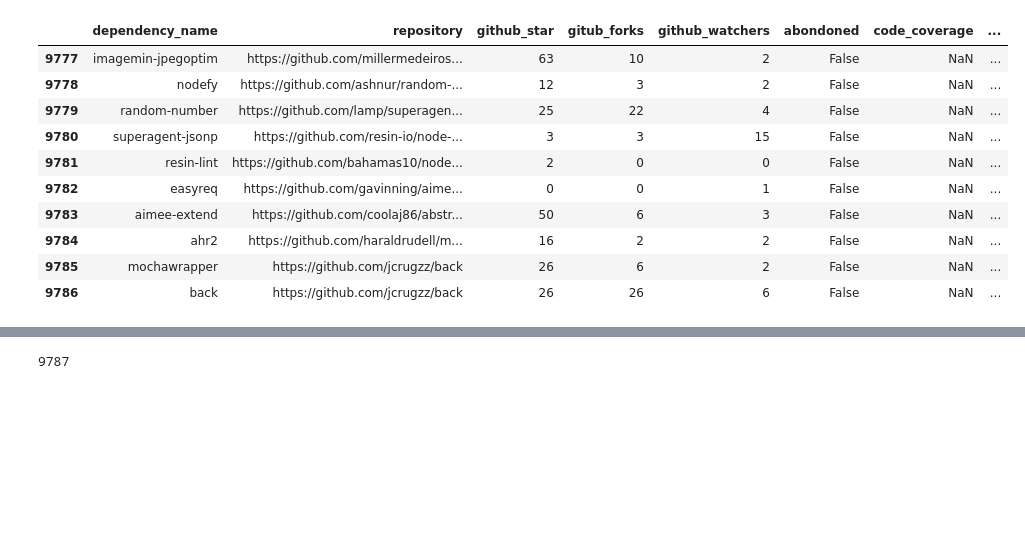
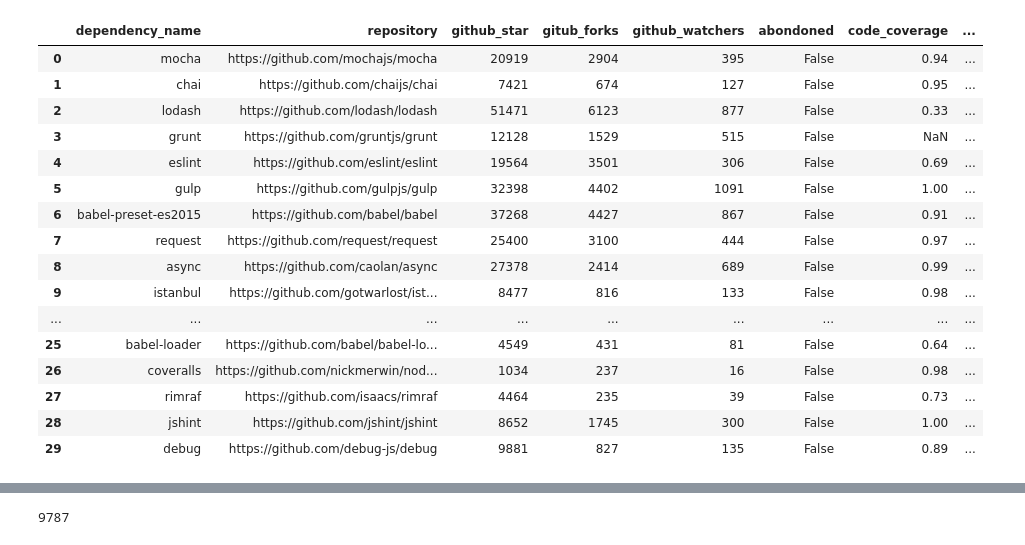
Before and after one commit to malinatrash/Data-Analytics, a Jupyter notebook: Lab1/task.ipynb, the cells around one changed output, grey strips where cells are left out. Saved outputs shown, nothing was run; the diff lists cells and outputs as text; code cells hidden in the pictures; blank space fills up the shorter version.

```diff
--- a/Lab1/task.ipynb
+++ b/Lab1/task.ipynb
@@ -24,36 +36,42 @@ df = pd.read_csv('./npm-github-depencies-raw-data.csv')
 # %%
 df.columns = ['dependency_name', 'repository', 'github_star', 'gitub_forks', 'github_watchers', 'abondoned', 'code_coverage', 'linters', 'dependenats', 'npm_stars', 'maintainers', 'contributors', 'dependenies', 'license', 'total_issues', 'open_issues', 'security_advisories']
-df.tail(10)
+df.head(30)
 
 # dependency_name        название репозитория (Номинальная)
 # repository             ссылка на репозиторий (Номинальная)
 # github_star            количество звезд на Github (Количественная Группируюшая)
 # gitub_forks            количество форков на Github (Количественная отклик)
 # github_watchers        количество watcher на Github (Количественная отклик)
-# abondoned              заброшен (Дихотомическая группирующая)
+# abondoned              заброшен (Дихотомическая)
 # code_coverage          покрытие кода (Ранговая)
 # linters                линтнеры (Ранговая)
 # dependenats            иждивенцы (Количественная отклик)
-# npm_stars              количество звезд на npm (Количественная отклик)
+# npm_stars              количество звезд на npm (Количественная группирующая)
 # maintainers            сопровождающие (Количественная)
 # contributors           количество контрибьюторов (Количественная группирующая)
 # dependenies            количество зависимостей (Количественная)
 # license                лицензия (Номинальная)
 # total_issues           всего issues (Количественная)
 # open_issues            не закрыто issues (Количественная)
 # security_advisories    количество рекомендаций по безопасности (Количественная)
 # %% [output]
 |  | dependency_name | repository | github_star | gitub_forks | github_watchers | abondoned | code_coverage | ... |
-| 9777 | imagemin-jpegoptim | https://github.com/millermedeiros... | 63 | 10 | 2 | False | NaN | ... |
-| 9778 | nodefy | https://github.com/ashnur/random-... | 12 | 3 | 2 | False | NaN | ... |
-| 9779 | random-number | https://github.com/lamp/superagen... | 25 | 22 | 4 | False | NaN | ... |
-| 9780 | superagent-jsonp | https://github.com/resin-io/node-... | 3 | 3 | 15 | False | NaN | ... |
-| 9781 | resin-lint | https://github.com/bahamas10/node... | 2 | 0 | 0 | False | NaN | ... |
-| 9782 | easyreq | https://github.com/gavinning/aime... | 0 | 0 | 1 | False | NaN | ... |
-| 9783 | aimee-extend | https://github.com/coolaj86/abstr... | 50 | 6 | 3 | False | NaN | ... |
-| 9784 | ahr2 | https://github.com/haraldrudell/m... | 16 | 2 | 2 | False | NaN | ... |
-| 9785 | mochawrapper | https://github.com/jcrugzz/back | 26 | 6 | 2 | False | NaN | ... |
-| 9786 | back | https://github.com/jcrugzz/back | 26 | 26 | 6 | False | NaN | ... |
+| 0 | mocha | https://github.com/mochajs/mocha | 20919 | 2904 | 395 | False | 0.94 | ... |
+| 1 | chai | https://github.com/chaijs/chai | 7421 | 674 | 127 | False | 0.95 | ... |
+| 2 | lodash | https://github.com/lodash/lodash | 51471 | 6123 | 877 | False | 0.33 | ... |
+| 3 | grunt | https://github.com/gruntjs/grunt | 12128 | 1529 | 515 | False | NaN | ... |
+| 4 | eslint | https://github.com/eslint/eslint | 19564 | 3501 | 306 | False | 0.69 | ... |
+| 5 | gulp | https://github.com/gulpjs/gulp | 32398 | 4402 | 1091 | False | 1.00 | ... |
+| 6 | babel-preset-es2015 | https://github.com/babel/babel | 37268 | 4427 | 867 | False | 0.91 | ... |
+| 7 | request | https://github.com/request/request | 25400 | 3100 | 444 | False | 0.97 | ... |
+| 8 | async | https://github.com/caolan/async | 27378 | 2414 | 689 | False | 0.99 | ... |
+| 9 | istanbul | https://github.com/gotwarlost/ist... | 8477 | 816 | 133 | False | 0.98 | ... |
+| ... | ... | ... | ... | ... | ... | ... | ... | ... |
+| 25 | babel-loader | https://github.com/babel/babel-lo... | 4549 | 431 | 81 | False | 0.64 | ... |
+| 26 | coveralls | https://github.com/nickmerwin/nod... | 1034 | 237 | 16 | False | 0.98 | ... |
+| 27 | rimraf | https://github.com/isaacs/rimraf | 4464 | 235 | 39 | False | 0.73 | ... |
+| 28 | jshint | https://github.com/jshint/jshint | 8652 | 1745 | 300 | False | 1.00 | ... |
+| 29 | debug | https://github.com/debug-js/debug | 9881 | 827 | 135 | False | 0.89 | ... |
 # %%
 df.dtypes
 # %% [output]
```
Also changed, not shown: parts of 18 cells of this notebook.
